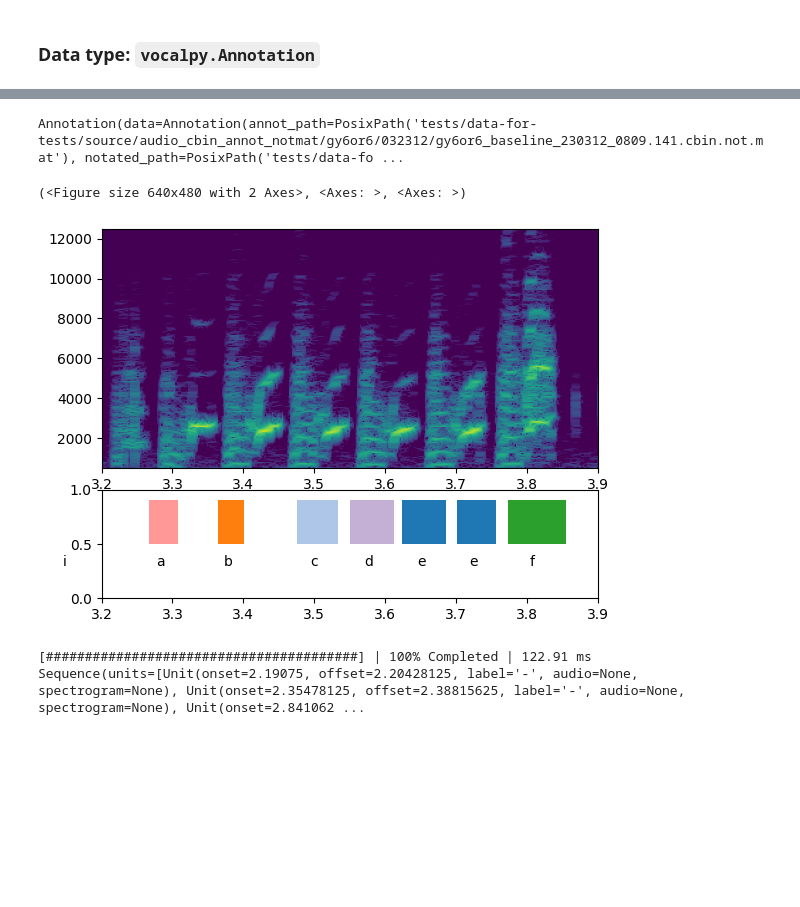
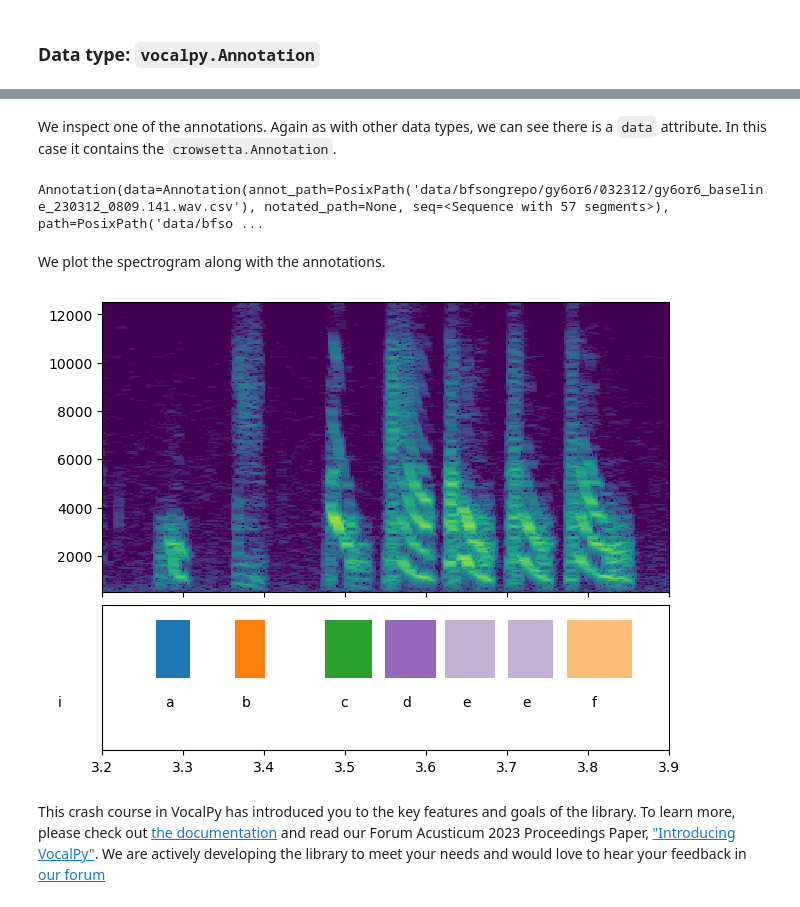
Before and after one commit to vocalpy/vocalpy-notebooks, a Jupyter notebook: 00-vocalpy-features-walkthrough.ipynb, the cells around one changed output, grey strips where cells are left out. Drawn from its saved outputs; the diff is of its cells as text; code cells hidden in the pictures; blank space fills up the shorter version.

```diff
--- a/00-vocalpy-features-walkthrough.ipynb
+++ b/00-vocalpy-features-walkthrough.ipynb
@@ -125,8 +147,3 @@ a_spect = spects[0]
-# %%
-spects = [
-    voc.Spectrogram.read(spect_path)
-    for spect_path in spect_paths
-]
 # %% [markdown]
 We inspect the first spectrogram we loaded.
 # %%
@@ -209,25 +267,27 @@ spect_paths = voc.paths.from_dir(spect_data_dir, 'wav.npz')
 # %%
 import vocalpy as voc
 
-data_dir = ('tests/data-for-tests/source/'
-            'audio_cbin_annot_notmat/gy6or6/032312/')
-
-notmat_paths = voc.paths.from_dir(data_dir, '.not.mat')
-annots = [voc.Annotation.read(notmat_path, format='notmat')
-          for notmat_path in notmat_paths]
-print(annots[1])
+csv_paths = voc.paths.from_dir(data_dir, '.wav.csv')
-# %% [output]
-Annotation(data=Annotation(annot_path=PosixPath('tests/data-for-tests/source/audio_cbin_annot_notmat/gy6or6/032312/gy6or6_baseline_230312_0809.141.cbin.not.mat'), notated_path=PosixPath('tests/data-fo ...
+# %%
+annots = [voc.Annotation.read(notmat_path, format='simple-seq')
+          for notmat_path in csv_paths]
+# %% [markdown]
+We inspect one of the annotations. Again as with other data types, we can see there is a `data` attribute. In this case it contains the `crowsetta.Annotation`.
+# %%
+print(annots[1])
+# %% [output]
+Annotation(data=Annotation(annot_path=PosixPath('data/bfsongrepo/gy6or6/032312/gy6or6_baseline_230312_0809.141.wav.csv'), notated_path=None, seq=<Sequence with 57 segments>), path=PosixPath('data/bfso ...
+# %% [markdown]
+We plot the spectrogram along with the annotations.
 # %%
 voc.plot.annotated_spectrogram(
     spect=voc.Spectrogram(data=np.log(spects[1].data),
                     frequencies=spects[1].frequencies,
                     times=spects[1].times),
     annot=annots[1],
     tlim = [3.2, 3.9],
     flim=[500,12500],
-    imshow_kwargs={'vmin':-25, 'vmax': -10}
-)
+    pcolormesh_kwargs={'vmin':-25, 'vmax': -10}
+);
 # %% [output]
-(<Figure size 640x480 with 2 Axes>, <Axes: >, <Axes: >)
-[figure, old version]
+[figure, new version]
@@ -255,7 +294,2 @@ segmenter = voc.Segmenter(
-# %%
-seqs = segmenter.segment(audios, parallelize=True)
-
-print(seqs[1])
-# %% [output]
-[########################################] | 100% Completed | 122.91 ms
-Sequence(units=[Unit(onset=2.19075, offset=2.20428125, label='-', audio=None, spectrogram=None), Unit(onset=2.35478125, offset=2.38815625, label='-', audio=None, spectrogram=None), Unit(onset=2.841062 ...
+# %% [markdown]
+This crash course in VocalPy has introduced you to the key features and goals of the library. To learn more, please check out [the documentation](https://vocalpy.readthedocs.io/en/latest/) and read our Forum Acusticum 2023 Proceedings Paper, ["Introducing VocalPy"](https://github.com/vocalpy/vocalpy/blob/main/docs/fa2023/Introducing_VocalPy__a_core_Python_package_for_researchers_studying_animal_acoustic_communication.pdf). We are actively developing the library to meet your needs and would love to hear your feedback in [our forum](https://forum.vocalpy.org/)
```
Also changed, not shown: parts of 29 cells of this notebook.
